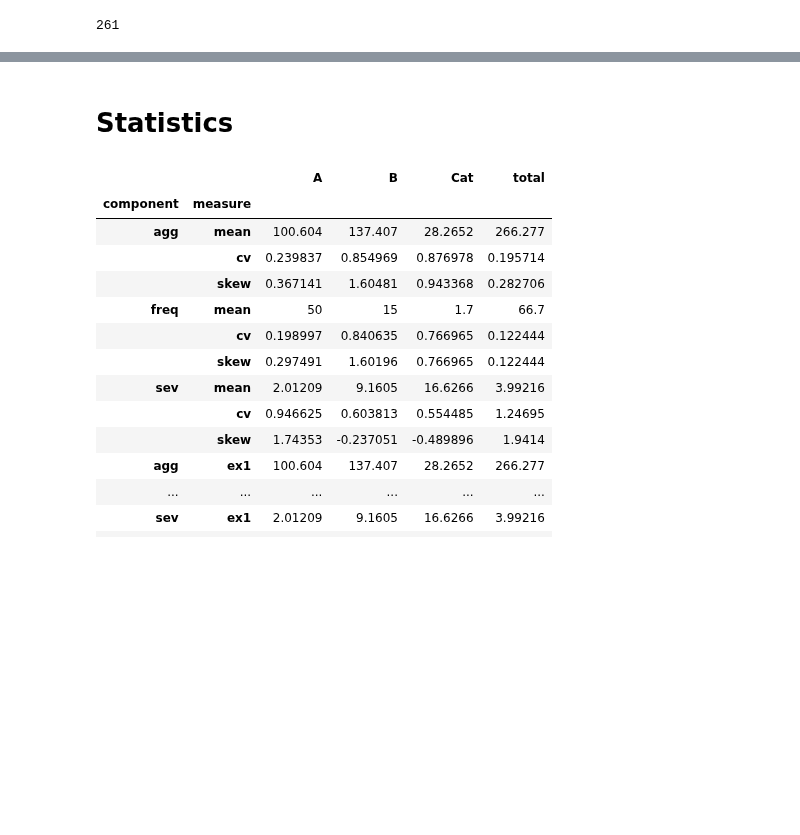
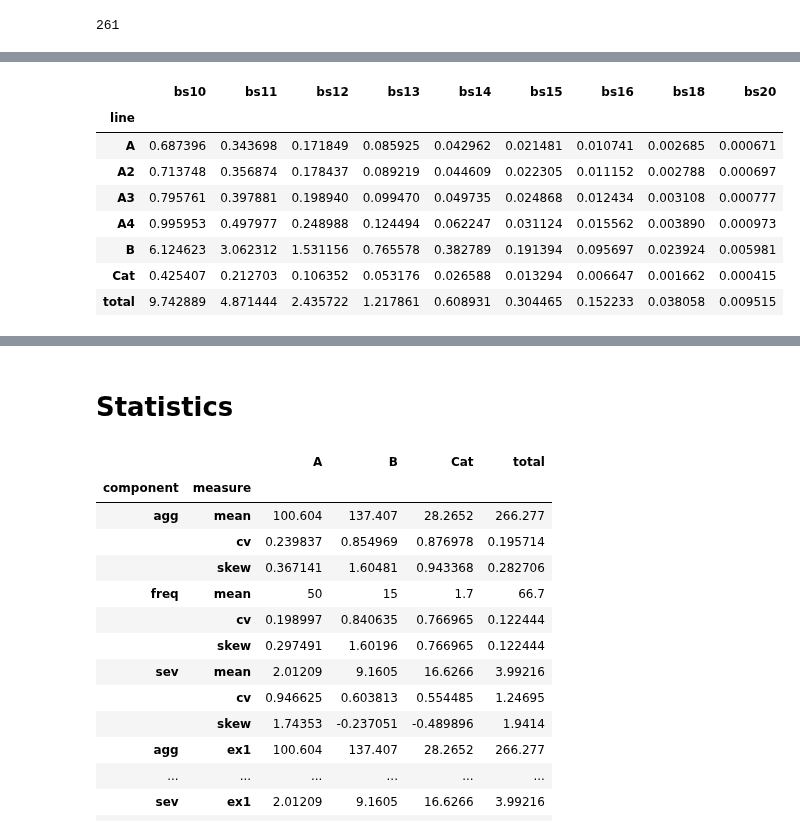
Before and after one commit to mynl/aggregate, a Jupyter notebook: examples/basic_examples.ipynb, the cells around one changed output, grey strips where cells are left out. Drawn from its saved outputs; the diff is of its cells as text; code cells hidden in the pictures; blank space fills up the shorter version.

```diff
--- a/examples/basic_examples.ipynb
+++ b/examples/basic_examples.ipynb
@@ -307,3 +353,15 @@ Cat 1.7 claims 25 x 5 25 * pareto 1.3 0 - 25 poisson
+# %%
+ans.recommend_bucket()
+# %% [output]
+|  | bs10 | bs11 | bs12 | bs13 | bs14 | bs15 | bs16 | bs18 | bs20 |
+| line |  |  |  |  |  |  |  |  |  |
+| A | 0.687396 | 0.343698 | 0.171849 | 0.085925 | 0.042962 | 0.021481 | 0.010741 | 0.002685 | 0.000671 |
+| A2 | 0.713748 | 0.356874 | 0.178437 | 0.089219 | 0.044609 | 0.022305 | 0.011152 | 0.002788 | 0.000697 |
+| A3 | 0.795761 | 0.397881 | 0.198940 | 0.099470 | 0.049735 | 0.024868 | 0.012434 | 0.003108 | 0.000777 |
+| A4 | 0.995953 | 0.497977 | 0.248988 | 0.124494 | 0.062247 | 0.031124 | 0.015562 | 0.003890 | 0.000973 |
+| B | 6.124623 | 3.062312 | 1.531156 | 0.765578 | 0.382789 | 0.191394 | 0.095697 | 0.023924 | 0.005981 |
+| Cat | 0.425407 | 0.212703 | 0.106352 | 0.053176 | 0.026588 | 0.013294 | 0.006647 | 0.001662 | 0.000415 |
+| total | 9.742889 | 4.871444 | 2.435722 | 1.217861 | 0.608931 | 0.304465 | 0.152233 | 0.038058 | 0.009515 |
 # %%
 ans.report('quick')
 # %% [output]
```
Also changed, not shown: parts of 25 cells of this notebook, 5 other files.
